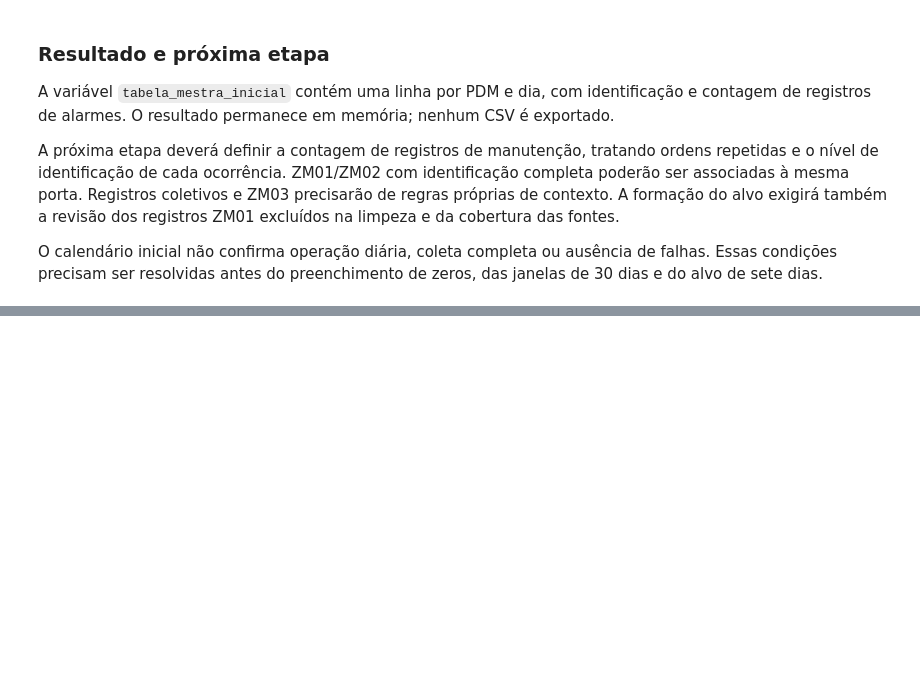
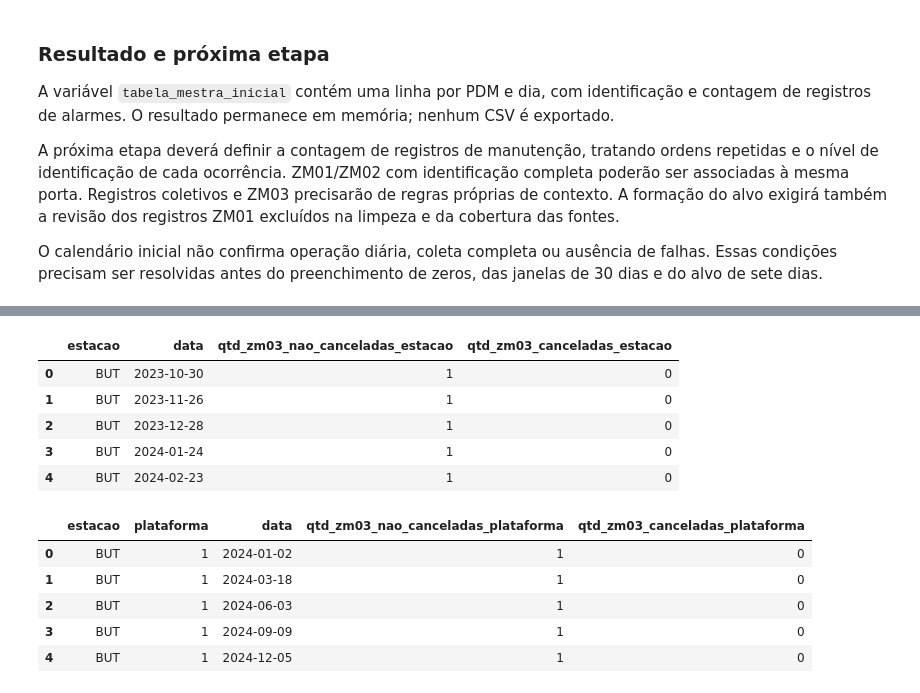
Before and after one commit to joaocardosodias/Lumem, a Jupyter notebook: models/modelo-rnn-1/01-criacao-tabela-mestra.ipynb, the cells around one changed output, grey strips where cells are left out. Saved outputs shown, nothing was run; the diff lists cells and outputs as text; code cells hidden in the pictures; blank space fills up the shorter version.

```diff
--- a/models/modelo-rnn-1/01-criacao-tabela-mestra.ipynb
+++ b/models/modelo-rnn-1/01-criacao-tabela-mestra.ipynb
@@ -1001,0 +1209,46 @@ O calendário inicial não confirma operação diária, coleta completa ou ausê
+# %%
+# Conversão explícita para booleano após a conferência do status.
+zm03_estacao["cancelada"] = zm03_estacao["cancelada"].astype(bool)
+zm03_estacao["nao_cancelada"] = ~zm03_estacao["cancelada"]
+
+zm03_estacao_diaria = (
+    zm03_estacao.groupby(["estacao", "data_programada"])
+    .agg(
+        qtd_zm03_nao_canceladas_estacao=("nao_cancelada", "sum"),
+        qtd_zm03_canceladas_estacao=("cancelada", "sum"),
+    )
+    .reset_index()
+    .rename(columns={"data_programada": "data"})
+)
+
+zm03_plataforma["cancelada"] = zm03_plataforma["cancelada"].astype(bool)
+zm03_plataforma["nao_cancelada"] = ~zm03_plataforma["cancelada"]
+
+zm03_plataforma_diaria = (
+    zm03_plataforma.groupby(["estacao", "plataforma", "data_programada"])
+    .agg(
+        qtd_zm03_nao_canceladas_plataforma=("nao_cancelada", "sum"),
+        qtd_zm03_canceladas_plataforma=("cancelada", "sum"),
+    )
+    .reset_index()
+    .rename(columns={"data_programada": "data"})
+)
+
+assert zm03_estacao_diaria.filter(like="qtd_").sum().sum() == len(zm03_estacao)
+assert zm03_plataforma_diaria.filter(like="qtd_").sum().sum() == len(zm03_plataforma)
+
+display(zm03_estacao_diaria.head())
+display(zm03_plataforma_diaria.head())
+# %% [output]
+|  | estacao | data | qtd_zm03_nao_canceladas_estacao | qtd_zm03_canceladas_estacao |
+| 0 | BUT | 2023-10-30 | 1 | 0 |
+| 1 | BUT | 2023-11-26 | 1 | 0 |
+| 2 | BUT | 2023-12-28 | 1 | 0 |
+| 3 | BUT | 2024-01-24 | 1 | 0 |
+| 4 | BUT | 2024-02-23 | 1 | 0 |
+|  | estacao | plataforma | data | qtd_zm03_nao_canceladas_plataforma | qtd_zm03_canceladas_plataforma |
+| 0 | BUT | 1 | 2024-01-02 | 1 | 0 |
+| 1 | BUT | 1 | 2024-03-18 | 1 | 0 |
+| 2 | BUT | 1 | 2024-06-03 | 1 | 0 |
+| 3 | BUT | 1 | 2024-09-09 | 1 | 0 |
+| 4 | BUT | 1 | 2024-12-05 | 1 | 0 |
```
Also changed, not shown: parts of 12 cells of this notebook.
